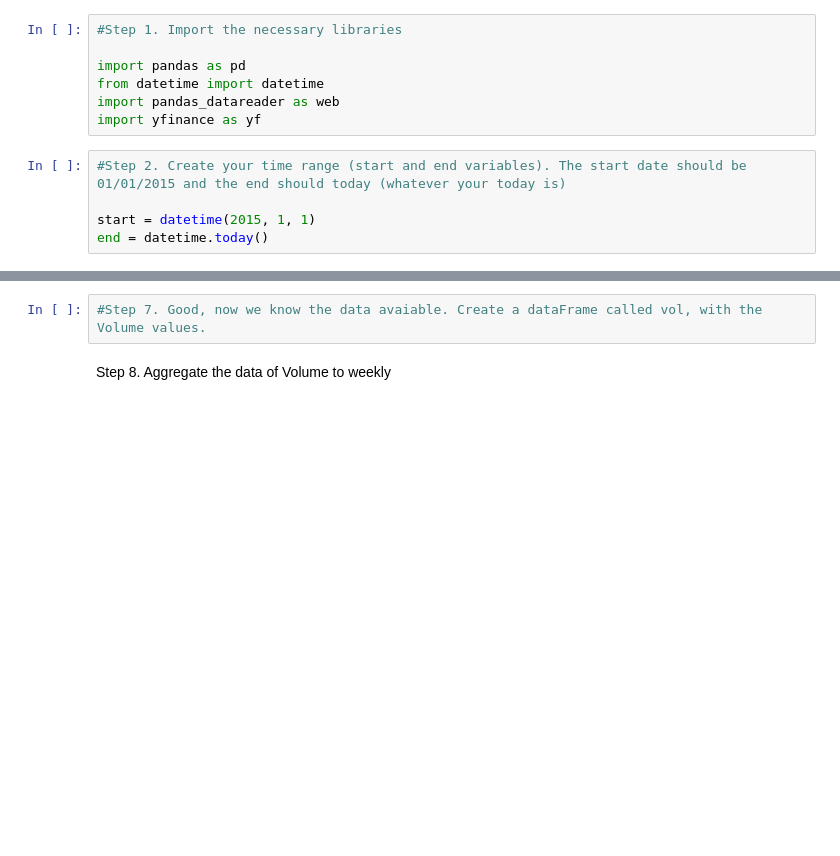
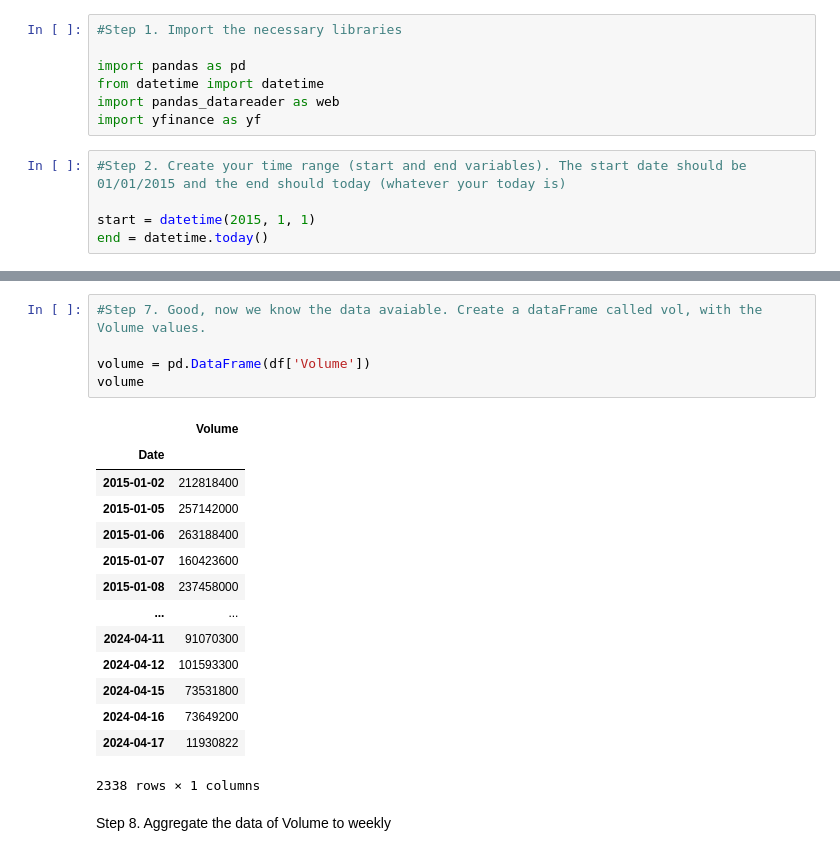
Before and after one commit to puritym8/Python-Data-Analysis, a Jupyter notebook: Pandasweekly_Google_finance.ipynb, the cells around one changed output, grey strips where cells are left out. Saved outputs shown, nothing was run; the diff lists cells and outputs as text; blank space fills up the shorter version.

```diff
--- a/Pandasweekly_Google_finance.ipynb
+++ b/Pandasweekly_Google_finance.ipynb
@@ -37,4 +60,22 @@ ERROR:yfinance:['LNKD']: Exception('%ticker%: No price data found, symbol may be
 # %%
 #Step 7. Good, now we know the data avaiable. Create a dataFrame called vol, with the Volume values.
+
+volume = pd.DataFrame(df['Volume'])
+volume
+# %% [output]
+|  | Volume |
+| Date |  |
+| 2015-01-02 | 212818400 |
+| 2015-01-05 | 257142000 |
+| 2015-01-06 | 263188400 |
+| 2015-01-07 | 160423600 |
+| 2015-01-08 | 237458000 |
+| ... | ... |
+| 2024-04-11 | 91070300 |
+| 2024-04-12 | 101593300 |
+| 2024-04-15 | 73531800 |
+| 2024-04-16 | 73649200 |
+| 2024-04-17 | 11930822 |
+2338 rows × 1 columns
 # %% [markdown]
 Step 8. Aggregate the data of Volume to weekly
```
Also changed, not shown: parts of 8 cells of this notebook.
